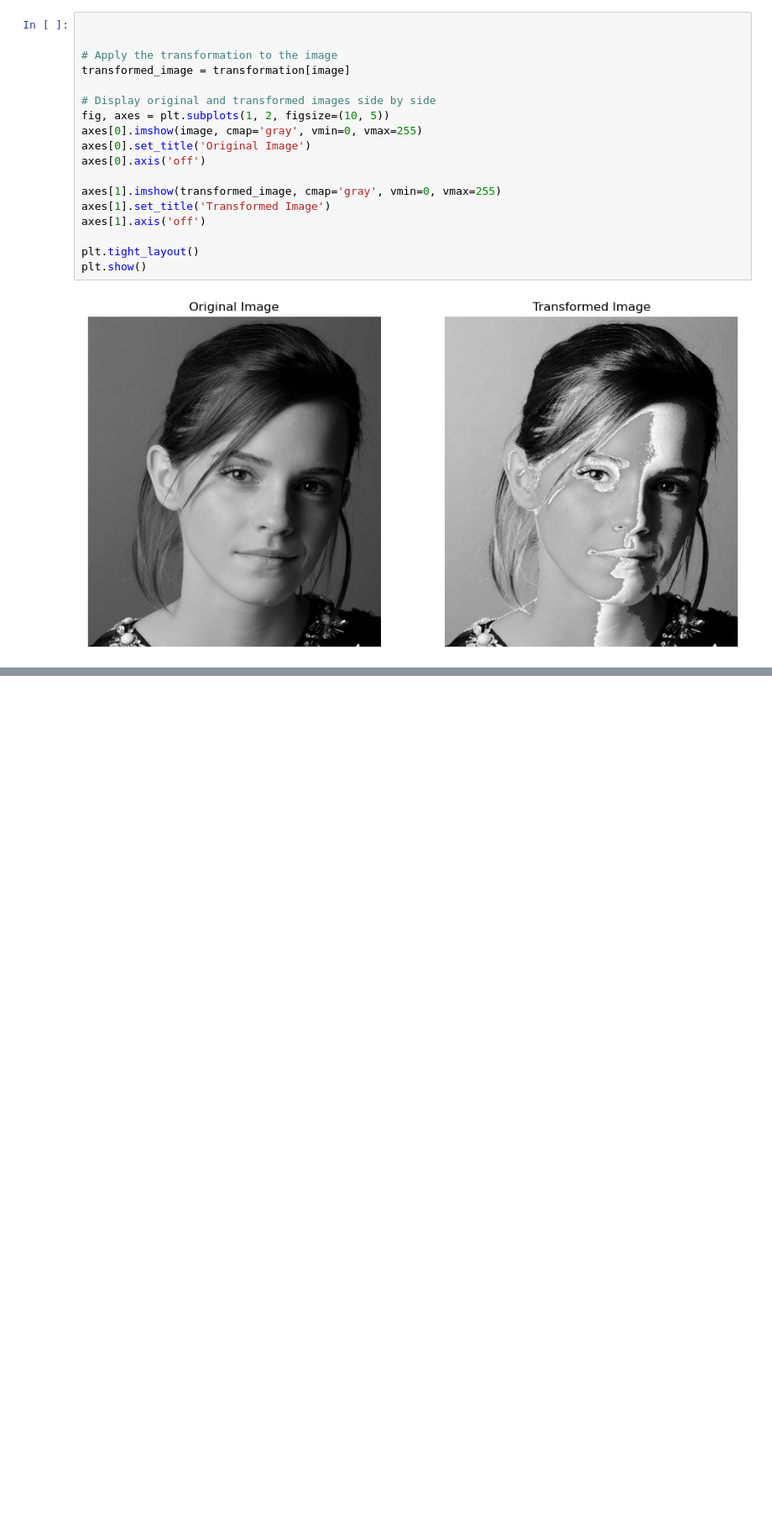
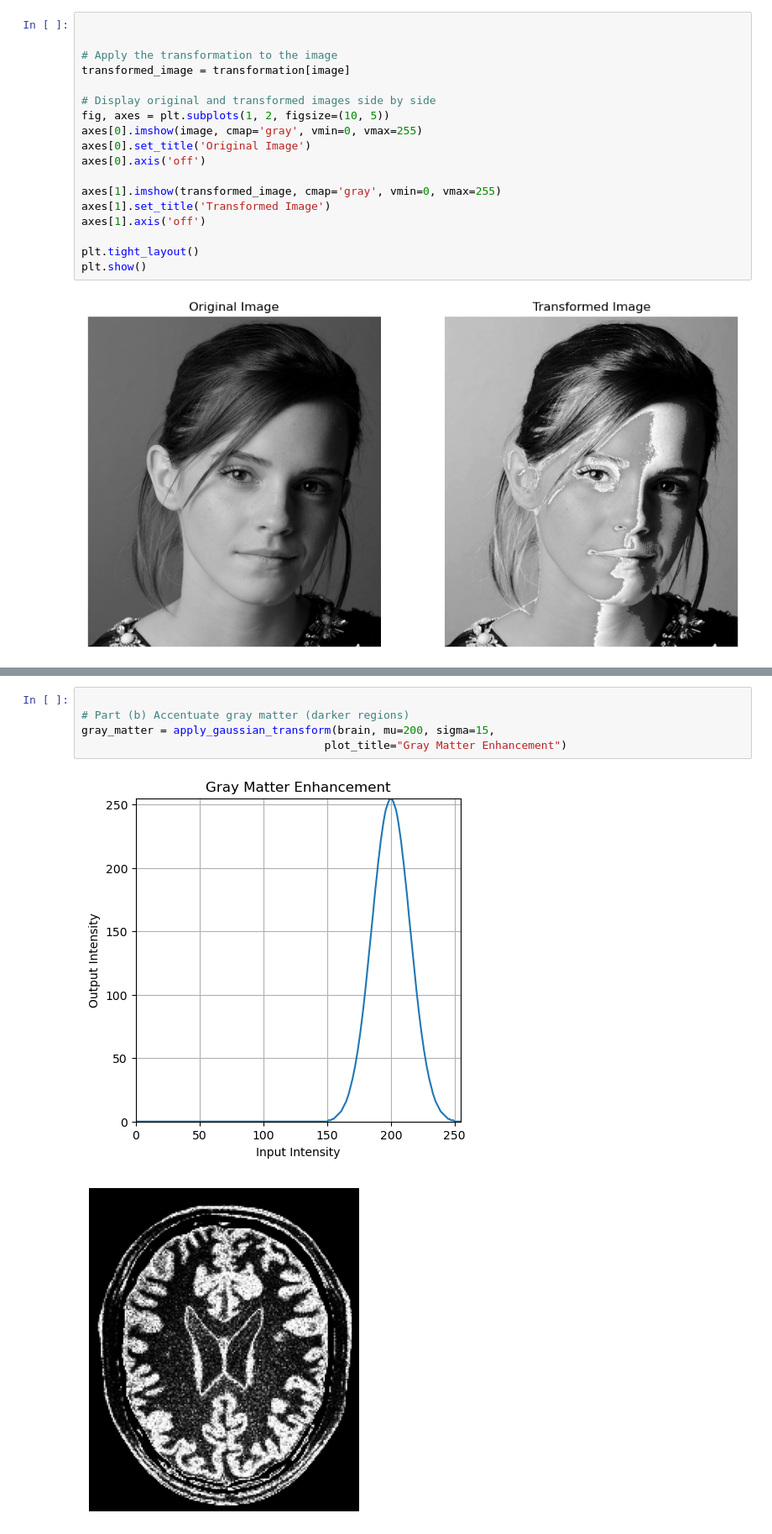
Before and after one commit to Manujayaugp/EN-3160, a Jupyter notebook: assignment1-220386H.ipynb, the cells around one changed output, grey strips where cells are left out. Shown: that part at 84% size. Drawn from its saved outputs; the diff is of its cells as text; blank space fills up the shorter version.

```diff
--- a/assignment1-220386H.ipynb
+++ b/assignment1-220386H.ipynb
@@ -55,0 +102,8 @@ plt.show()
+# %%
+
+# Part (b) Accentuate gray matter (darker regions)
+gray_matter = apply_gaussian_transform(brain, mu=200, sigma=15,
+                                     plot_title="Gray Matter Enhancement")
+# %% [output]
+[figure, added]
+[figure, added]
```
Also changed, not shown: parts of 4 cells of this notebook.
